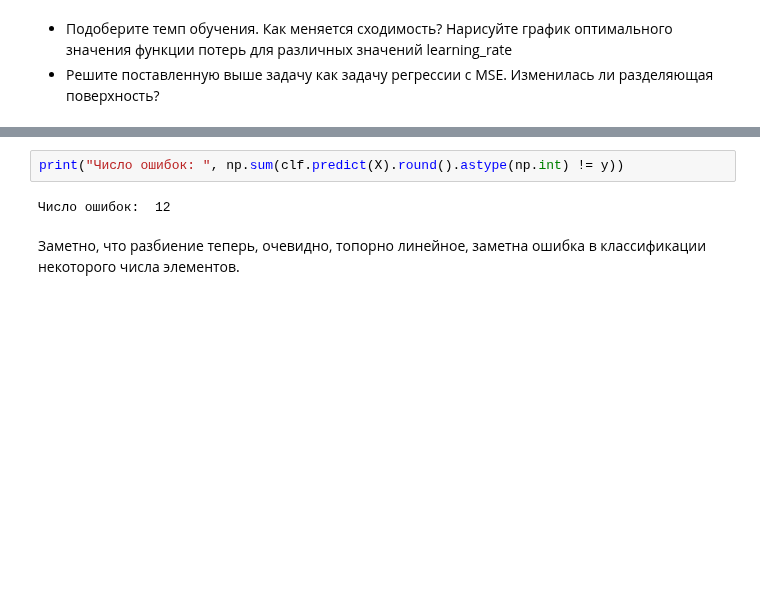
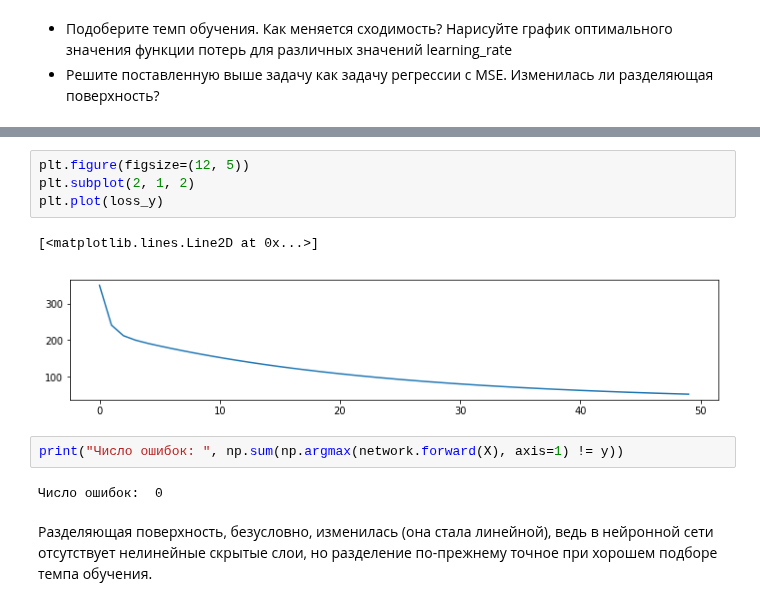
Before and after one commit to v-vskv-v/IR_ML, a Jupyter notebook: Data Analysis/Semester 2/viskov_task 1 (Back propagation).ipynb, the cells around one changed output, grey strips where cells are left out. Cells and saved outputs as stored; diff of their text form; blank space fills up the shorter version.

```diff
--- a/Data Analysis/Semester 2/viskov_task 1 (Back propagation).ipynb
+++ b/Data Analysis/Semester 2/viskov_task 1 (Back propagation).ipynb
@@ -356,6 +406,13 @@ plt.show()
+# %%
+plt.figure(figsize=(12, 5))
+plt.subplot(2, 1, 2)
+plt.plot(loss_y)
+# %% [output]
+[<matplotlib.lines.Line2D at 0x...>]
+[figure, added]
 # %%
-print("Число ошибок: ", np.sum(clf.predict(X).round().astype(np.int) != y))
+print("Число ошибок: ", np.sum(np.argmax(network.forward(X), axis=1) != y))
 # %% [output]
-Число ошибок:  12
+Число ошибок:  0
-# %% [markdown]
-Заметно, что разбиение теперь, очевидно, топорно линейное, заметна ошибка в классификации некоторого числа элементов.
+# %% [markdown]
+Разделяющая поверхность, безусловно, изменилась (она стала линейной), ведь в нейронной сети отсутствует нелинейные скрытые слои, но разделение по-прежнему точное при хорошем подборе темпа обучения.
```
Also changed, not shown: parts of 9 cells of this notebook.
